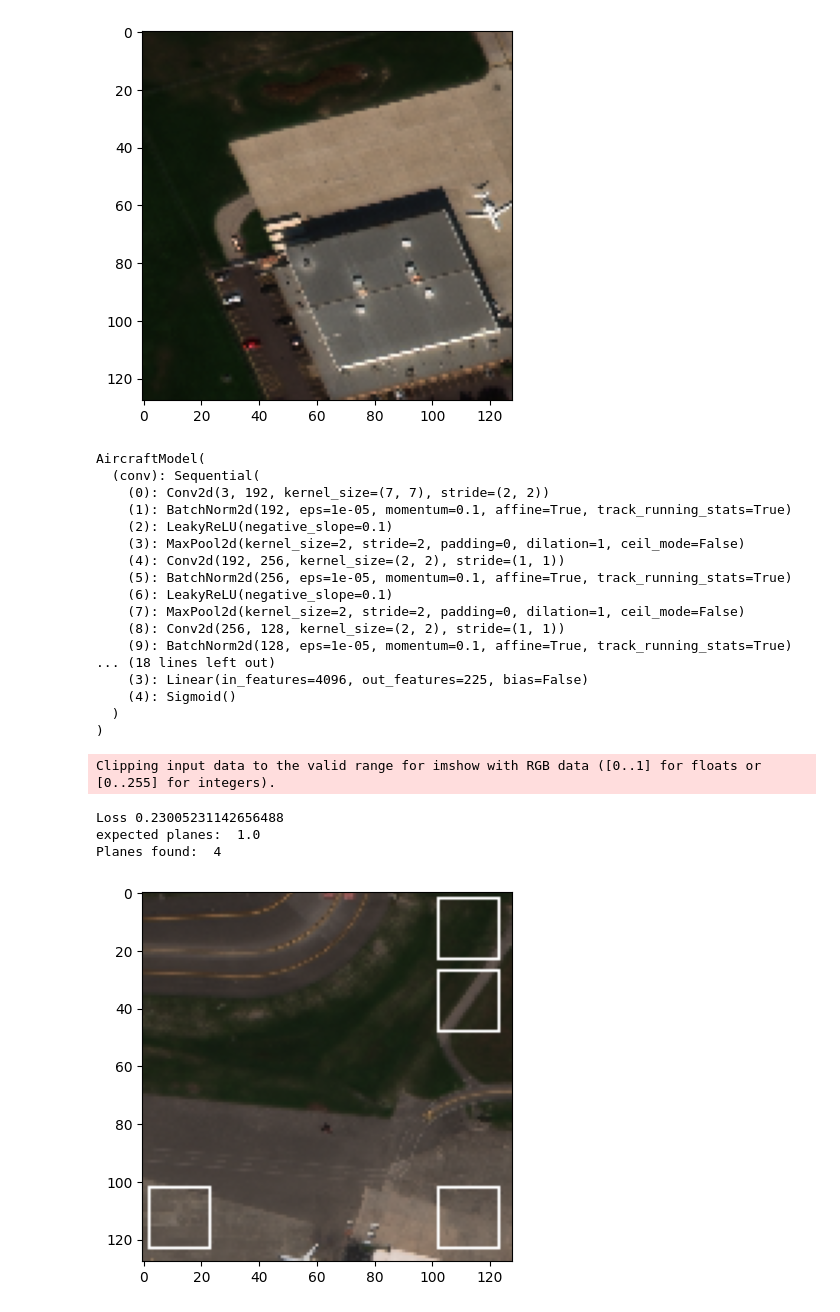
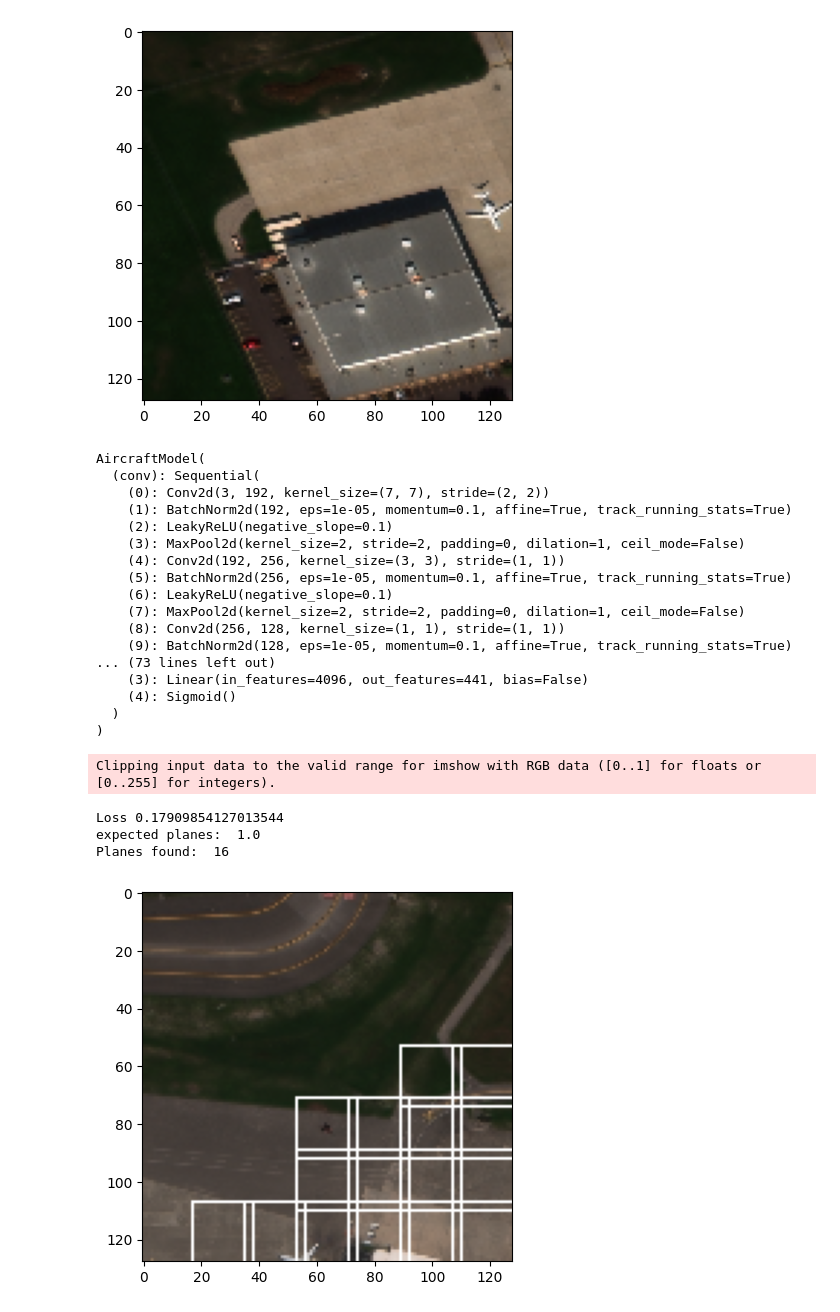
Before and after one commit to arturfabricio/aircraft-detection, a Jupyter notebook: src/inference.ipynb, the cells around one changed output. Cells and saved outputs as stored; diff of their text form; code cells hidden in the pictures.

```diff
--- a/src/inference.ipynb
+++ b/src/inference.ipynb
@@ -30,7 +30,7 @@ def resize_im_rowwise(row):
 #Loading the model
 
 dir_root = os.path.abspath('')
-model_dir = Path(dir_root, '../data/model/2022-12-06 17_55_52/model/epoch_28.pth') # replace here the name of the model you want to use
+model_dir = Path(dir_root, '../data/model/2022-12-07 21_49_06/model/epoch_520.pth') # replace here the name of the model you want to use
 # %%
 train_imgs = Path(dir_root, '../data/train')
 test_imgs = Path(dir_root, '../data/test')
@@ -94,48 +94,48 @@ AircraftModel(
     (1): BatchNorm2d(192, eps=1e-05, momentum=0.1, affine=True, track_running_stats=True)
     (2): LeakyReLU(negative_slope=0.1)
     (3): MaxPool2d(kernel_size=2, stride=2, padding=0, dilation=1, ceil_mode=False)
-    (4): Conv2d(192, 256, kernel_size=(2, 2), stride=(1, 1))
+    (4): Conv2d(192, 256, kernel_size=(3, 3), stride=(1, 1))
     (5): BatchNorm2d(256, eps=1e-05, momentum=0.1, affine=True, track_running_stats=True)
     (6): LeakyReLU(negative_slope=0.1)
     (7): MaxPool2d(kernel_size=2, stride=2, padding=0, dilation=1, ceil_mode=False)
-    (8): Conv2d(256, 128, kernel_size=(2, 2), stride=(1, 1))
+    (8): Conv2d(256, 128, kernel_size=(1, 1), stride=(1, 1))
     (9): BatchNorm2d(128, eps=1e-05, momentum=0.1, affine=True, track_running_stats=True)
-... (18 lines left out)
-    (3): Linear(in_features=4096, out_features=225, bias=False)
+... (73 lines left out)
+    (3): Linear(in_features=4096, out_features=441, bias=False)
     (4): Sigmoid()
   )
 )
 # %%
 import training_utilities
 
 # import importlib
 # importlib.reload(training_utilities)
 
 image_index = 22
 # Confidence equal to, or higher gets shown
-THRESHHOLD = 0.5
+THRESHHOLD = 0.9
 
 inputs = torch.from_numpy(np.array([annot_train['image'][image_index]]))
 inputs = torch.permute(inputs, (0, 3, 1, 2))
 
 output = aircraft_model(inputs)
 targets = training_utilities.calculate_iou(annot_train['bbox'][image_index])
 loss = training_utilities.loss_fn(output, torch.from_numpy(np.array([targets])))
 
 print('Loss', loss.item())
 plane_count = (output.detach().numpy() >= THRESHHOLD).sum()
 
 # print("Output: ",output)
 print('expected planes: ', targets.sum())
 print("Planes found: ", plane_count) #when the model outputs proper 1's and 0'2 this should make more sense
 
 visualization.display_bbox_target_vector(annot_train['image'][image_index], output[0], model.np_bboxs, THRESHHOLD)
 # %% [output]
 Clipping input data to the valid range for imshow with RGB data ([0..1] for floats or [0..255] for integers).
-Loss 0.23005231142656488
+Loss 0.17909854127013544
 expected planes:  1.0
-Planes found:  4
+Planes found:  16
-[figure, old version]
+[figure, new version]
 # %%
 visualization.display_bbox_target_vector(annot_train['image'][image_index], output[0], model.np_bboxs, THRESHHOLD)
 # %% [output]
```
Also changed, not shown: parts of 1 cell of this notebook, 5 other files.
